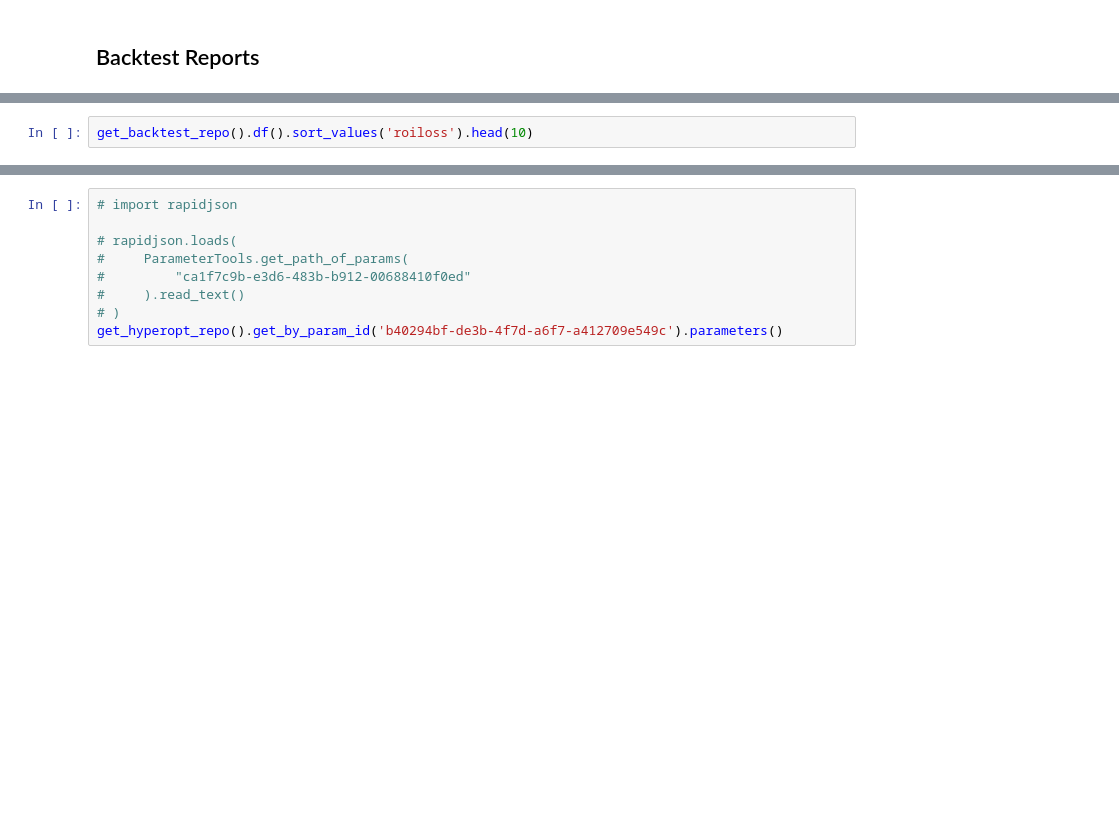
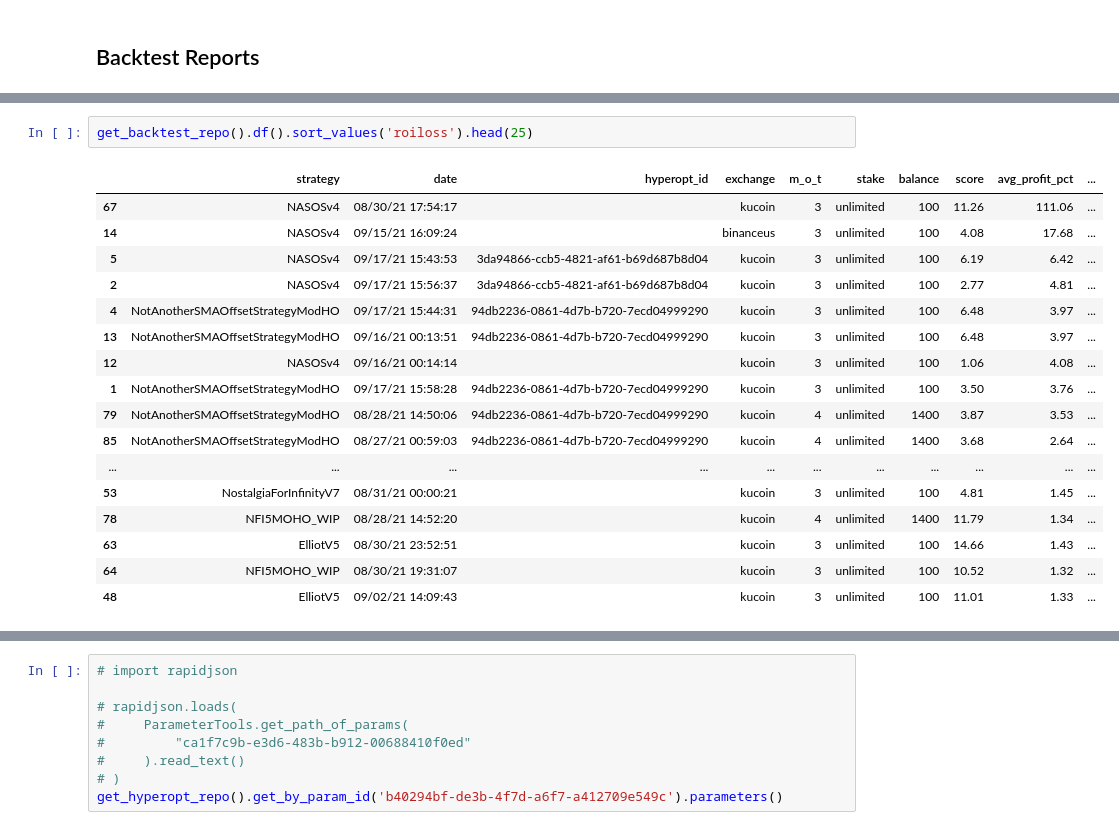
Before and after one commit to raphant/lazyft, a Jupyter notebook: lazyft.ipynb, the cells around one changed output, grey strips where cells are left out. Saved outputs shown, nothing was run; the diff lists cells and outputs as text; blank space fills up the shorter version.

```diff
--- a/lazyft.ipynb
+++ b/lazyft.ipynb
@@ -255,2 +528,20 @@ get_backtest_repo().delete(0)
 # %%
-get_backtest_repo().df().sort_values('roiloss').head(10)
+get_backtest_repo().df().sort_values('roiloss').head(25)
+# %% [output]
+|  | strategy | date | hyperopt_id | exchange | m_o_t | stake | balance | score | avg_profit_pct | ... |
+| 67 | NASOSv4 | 08/30/21 17:54:17 |  | kucoin | 3 | unlimited | 100 | 11.26 | 111.06 | ... |
+| 14 | NASOSv4 | 09/15/21 16:09:24 |  | binanceus | 3 | unlimited | 100 | 4.08 | 17.68 | ... |
+| 5 | NASOSv4 | 09/17/21 15:43:53 | 3da94866-ccb5-4821-af61-b69d687b8d04 | kucoin | 3 | unlimited | 100 | 6.19 | 6.42 | ... |
+| 2 | NASOSv4 | 09/17/21 15:56:37 | 3da94866-ccb5-4821-af61-b69d687b8d04 | kucoin | 3 | unlimited | 100 | 2.77 | 4.81 | ... |
+| 4 | NotAnotherSMAOffsetStrategyModHO | 09/17/21 15:44:31 | 94db2236-0861-4d7b-b720-7ecd04999290 | kucoin | 3 | unlimited | 100 | 6.48 | 3.97 | ... |
+| 13 | NotAnotherSMAOffsetStrategyModHO | 09/16/21 00:13:51 | 94db2236-0861-4d7b-b720-7ecd04999290 | kucoin | 3 | unlimited | 100 | 6.48 | 3.97 | ... |
+| 12 | NASOSv4 | 09/16/21 00:14:14 |  | kucoin | 3 | unlimited | 100 | 1.06 | 4.08 | ... |
+| 1 | NotAnotherSMAOffsetStrategyModHO | 09/17/21 15:58:28 | 94db2236-0861-4d7b-b720-7ecd04999290 | kucoin | 3 | unlimited | 100 | 3.50 | 3.76 | ... |
+| 79 | NotAnotherSMAOffsetStrategyModHO | 08/28/21 14:50:06 | 94db2236-0861-4d7b-b720-7ecd04999290 | kucoin | 4 | unlimited | 1400 | 3.87 | 3.53 | ... |
+| 85 | NotAnotherSMAOffsetStrategyModHO | 08/27/21 00:59:03 | 94db2236-0861-4d7b-b720-7ecd04999290 | kucoin | 4 | unlimited | 1400 | 3.68 | 2.64 | ... |
+| ... | ... | ... | ... | ... | ... | ... | ... | ... | ... | ... |
+| 53 | NostalgiaForInfinityV7 | 08/31/21 00:00:21 |  | kucoin | 3 | unlimited | 100 | 4.81 | 1.45 | ... |
+| 78 | NFI5MOHO_WIP | 08/28/21 14:52:20 |  | kucoin | 4 | unlimited | 1400 | 11.79 | 1.34 | ... |
+| 63 | ElliotV5 | 08/30/21 23:52:51 |  | kucoin | 3 | unlimited | 100 | 14.66 | 1.43 | ... |
+| 64 | NFI5MOHO_WIP | 08/30/21 19:31:07 |  | kucoin | 3 | unlimited | 100 | 10.52 | 1.32 | ... |
+| 48 | ElliotV5 | 09/02/21 14:09:43 |  | kucoin | 3 | unlimited | 100 | 11.01 | 1.33 | ... |
```
Also changed, not shown: parts of 51 cells of this notebook, 15 other files.
